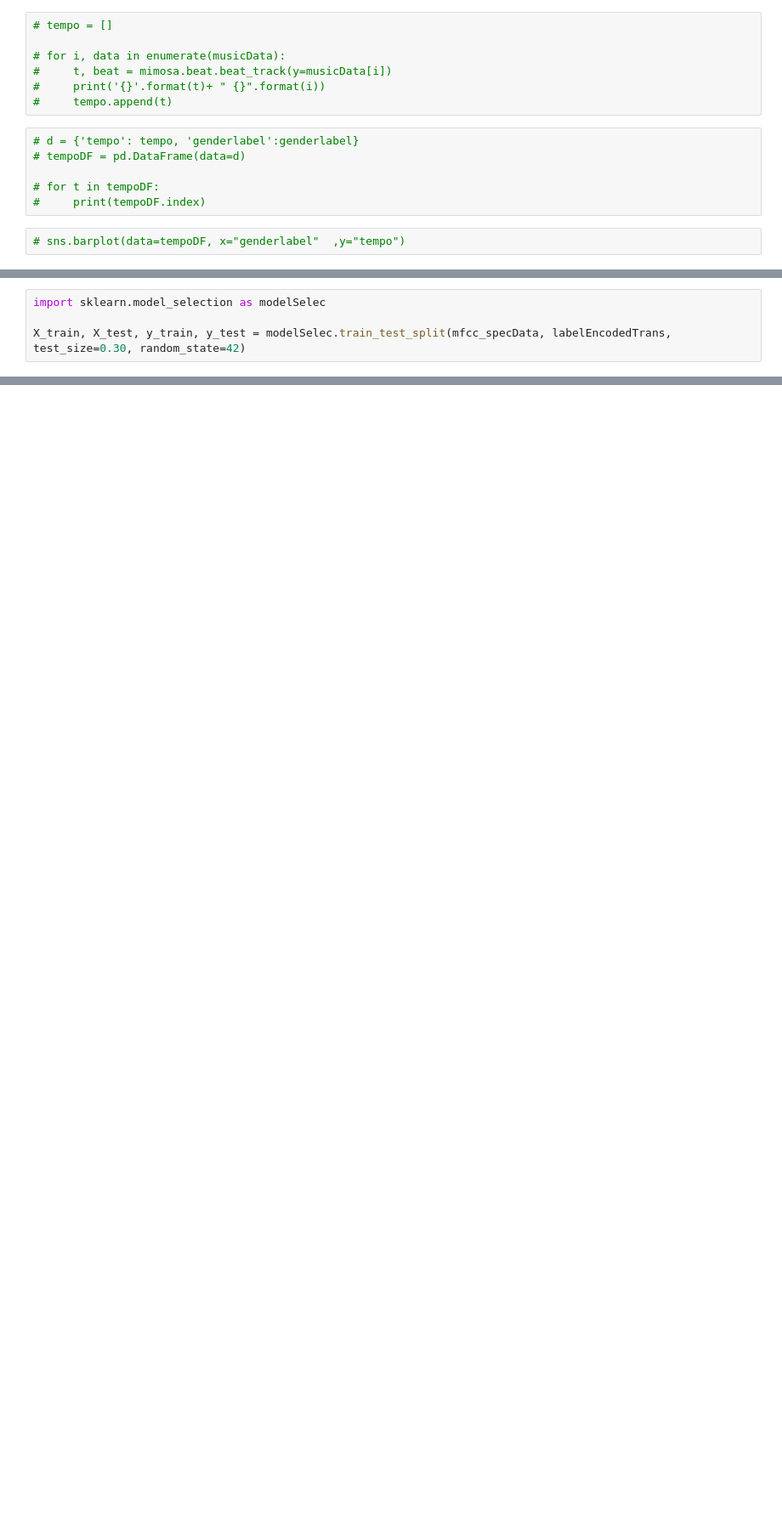
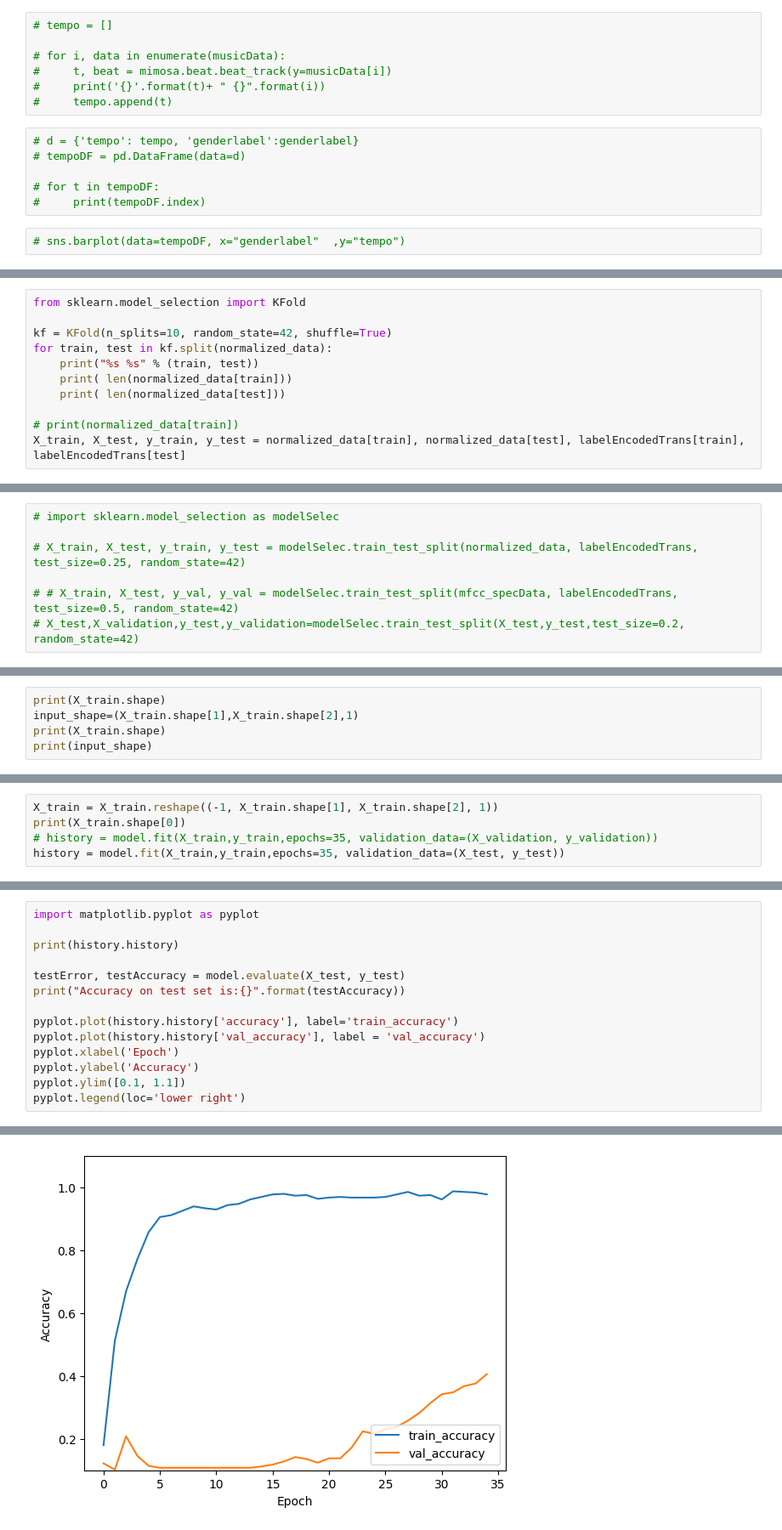
Before and after one commit to TiagoCaetanoReal/AI_Proj, a Jupyter notebook: main.ipynb, the cells around one changed output, grey strips where cells are left out. Shown at 85% size. Drawn from its saved outputs; the diff is of its cells as text; blank space fills up the shorter version.

```diff
--- a/main.ipynb
+++ b/main.ipynb
@@ -53,0 +95,11 @@ print(mfcc_specData)
+# %%
+from sklearn.model_selection import KFold
+
+kf = KFold(n_splits=10, random_state=42, shuffle=True)
+for train, test in kf.split(normalized_data):
+    print("%s %s" % (train, test))
+    print( len(normalized_data[train]))
+    print( len(normalized_data[test]))
+
+# print(normalized_data[train])
+X_train, X_test, y_train, y_test = normalized_data[train], normalized_data[test], labelEncodedTrans[train], labelEncodedTrans[test]
@@ -54,4 +128,7 @@ print(mfcc_specData)
 # %%
-import sklearn.model_selection as modelSelec
+# import sklearn.model_selection as modelSelec
 
-X_train, X_test, y_train, y_test = modelSelec.train_test_split(mfcc_specData, labelEncodedTrans, test_size=0.30, random_state=42)
+# X_train, X_test, y_train, y_test = modelSelec.train_test_split(normalized_data, labelEncodedTrans, test_size=0.25, random_state=42)
+
+# # X_train, X_test, y_val, y_val = modelSelec.train_test_split(mfcc_specData, labelEncodedTrans, test_size=0.5, random_state=42)
+# X_test,X_validation,y_test,y_validation=modelSelec.train_test_split(X_test,y_test,test_size=0.2, random_state=42)
@@ -95,0 +176,5 @@ for index in range(len(mfcc_specData)):
+# %%
+print(X_train.shape)
+input_shape=(X_train.shape[1],X_train.shape[2],1)
+print(X_train.shape)
+print(input_shape)
@@ -95,0 +239,5 @@ for index in range(len(mfcc_specData)):
+# %%
+X_train = X_train.reshape((-1, X_train.shape[1], X_train.shape[2], 1))
+print(X_train.shape[0])
+# history = model.fit(X_train,y_train,epochs=35, validation_data=(X_validation, y_validation))
+history = model.fit(X_train,y_train,epochs=35, validation_data=(X_test, y_test))
@@ -95,0 +266,15 @@ for index in range(len(mfcc_specData)):
+# %%
+import matplotlib.pyplot as pyplot
+
+print(history.history)
+
+testError, testAccuracy = model.evaluate(X_test, y_test)
+print("Accuracy on test set is:{}".format(testAccuracy))
+
+pyplot.plot(history.history['accuracy'], label='train_accuracy')
+pyplot.plot(history.history['val_accuracy'], label = 'val_accuracy')
+pyplot.xlabel('Epoch')
+pyplot.ylabel('Accuracy')
+pyplot.ylim([0.1, 1.1])
+pyplot.legend(loc='lower right')
+# %% [output]
@@ -95,0 +285 @@ for index in range(len(mfcc_specData)):
+[figure, added]
```
Also changed, not shown: parts of 19 cells of this notebook, 2 other files.
